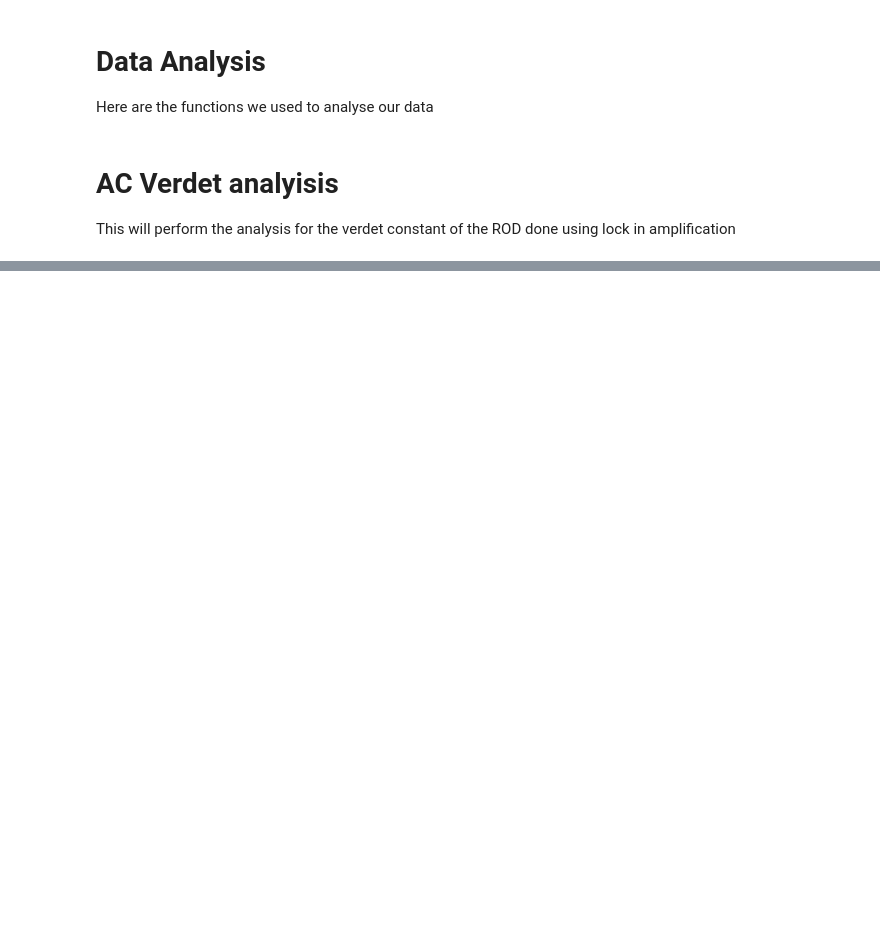
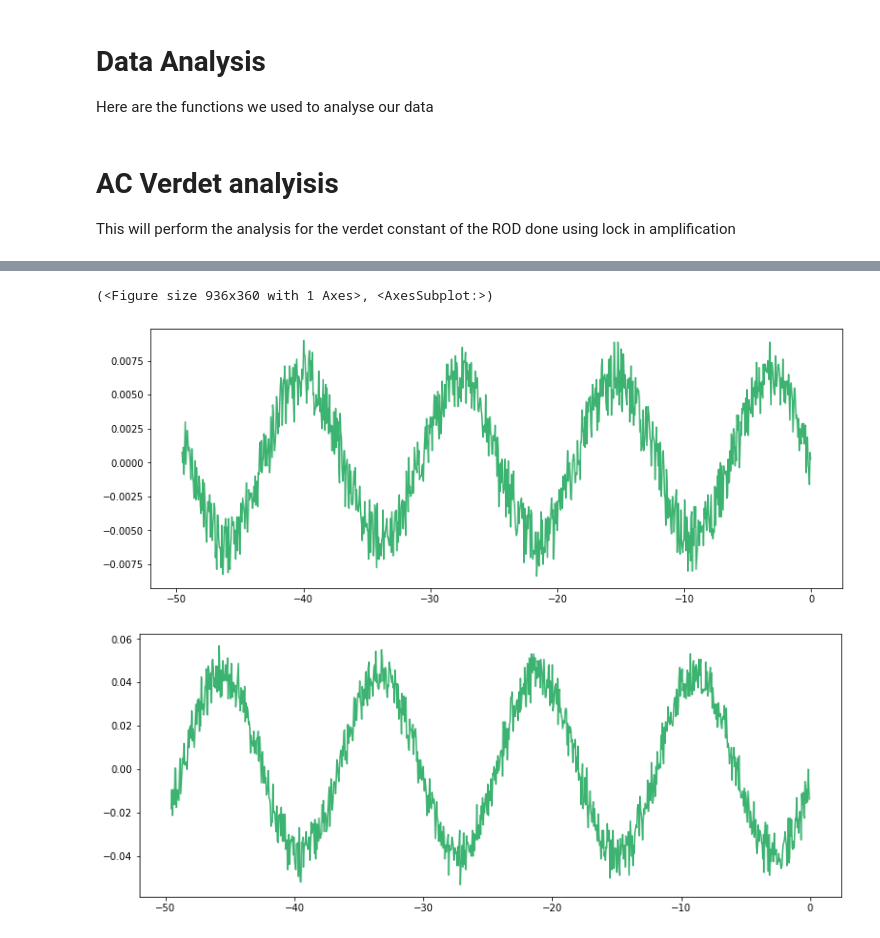
Before and after one commit to PanosEconomou/advanced-lab, a Jupyter notebook: 2.Faraday-Rotation/1.Lab-Data/7.FARADAY__Mar-29-2021__14-40-24/7.AC_ANALYSIS.ipynb, the cells around one changed output, grey strips where cells are left out. Cells and saved outputs as stored; diff of their text form; code cells hidden in the pictures; blank space fills up the shorter version.

```diff
--- a/2.Faraday-Rotation/1.Lab-Data/7.FARADAY__Mar-29-2021__14-40-24/7.AC_ANALYSIS.ipynb
+++ b/2.Faraday-Rotation/1.Lab-Data/7.FARADAY__Mar-29-2021__14-40-24/7.AC_ANALYSIS.ipynb
@@ -256,0 +348,8 @@ V:       22.960382524620833 32.72151573695468
+# %%
+ang=60
+plot_lock_in(ang,directory = 'AC_VERDET_ROD_LPF',channel=2)
+plot_lock_in(ang,directory = 'AC_VERDET_ROD_LPF',channel=4)
+# %% [output]
+(<Figure size 936x360 with 1 Axes>, <AxesSubplot:>)
+[figure, added]
+[figure, added]
```
Also changed, not shown: parts of 7 cells of this notebook, 1 other file.
